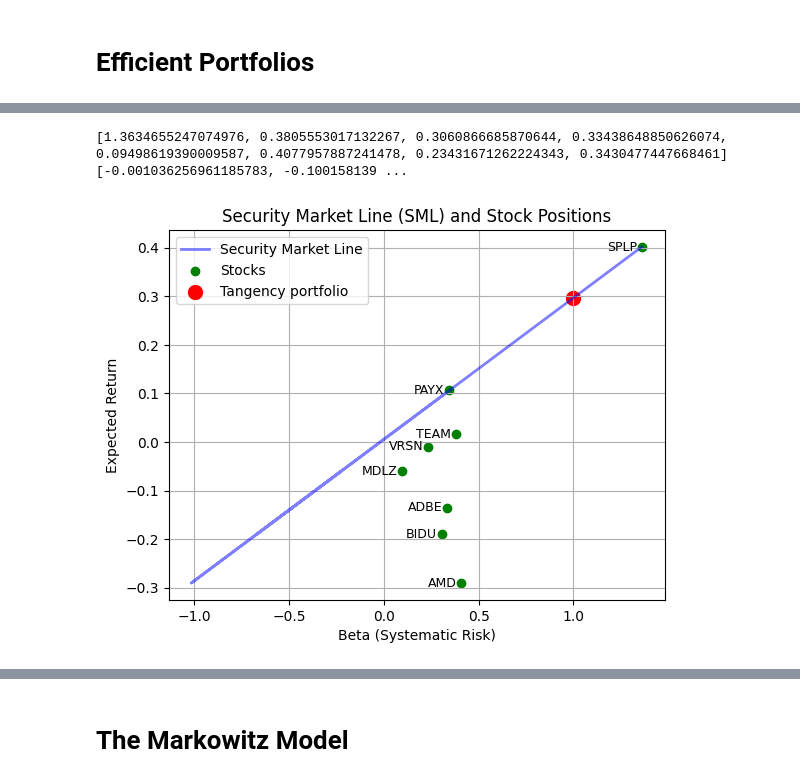
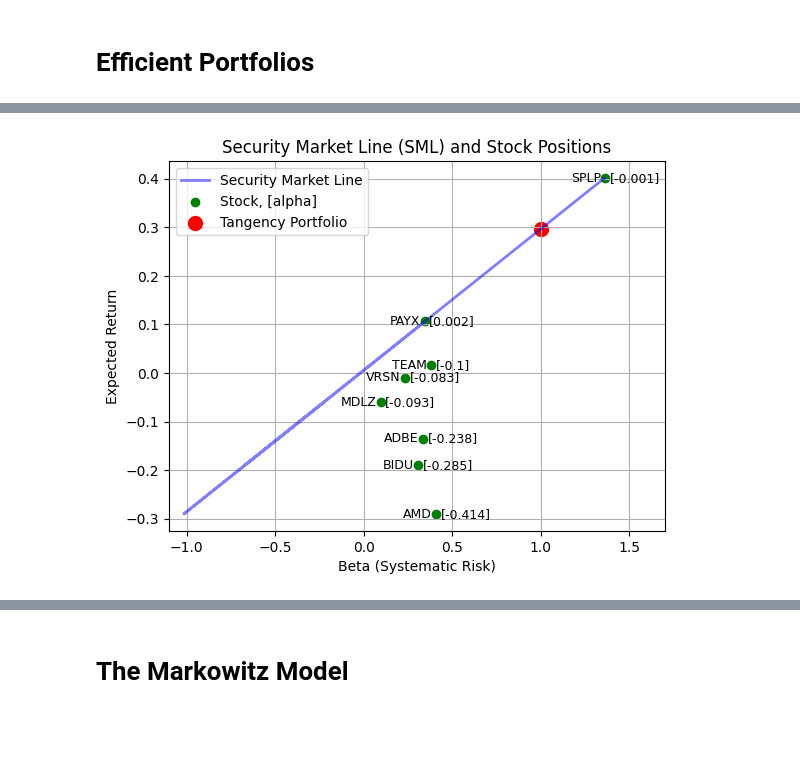
Before and after one commit to ancabenca/ds2-hw, a Jupyter notebook: Projekt -AnalyzaInvestic/AI-VNO.ipynb, the cells around one changed output, grey strips where cells are left out. Cells and saved outputs as stored; diff of their text form; code cells hidden in the pictures; blank space fills up the shorter version.

```diff
--- a/Projekt -AnalyzaInvestic/AI-VNO.ipynb
+++ b/Projekt -AnalyzaInvestic/AI-VNO.ipynb
@@ -523,6 +451,2 @@ def portfolio_values(weights, expected_returns, covariance, days):
     return portfolio_return, std_dev
-# %%
-# Set constants
-year = 252  # Days in a trading year
-assets = len(expected_returns) #number of assets (excluding risk free)
 # %%
@@ -621,7 +545,8 @@ plt.plot(frontier_risks, frontier_returns,
 plt.plot(frontier_risks_s, frontier_returns_s,
         color='red',
         linewidth=2,
-        alpha = 0.5)
+        alpha = 0.5,
+        label='With Short Selling')
 
 # Plot CML
 plt.plot(x_cml, y_cml,
@@ -630,26 +555,27 @@ color='blue',
         label='Capital Market Line')
 plt.plot(x_cml_s, y_cml_s,
 color='red',
-        linestyle='--')
+        linestyle='--',
+        label='With Short Selling')
 
 # Plot tangency portfolio
 plt.scatter(tangency_risk, tangency_return,
           color='blue',
           marker='o',
           s=100,
-          label='Tangency portfolio')
+          label='Tangency Portfolio')
 plt.scatter(tangency_risk_s, tangency_return_s,
           color='red',
           marker='o',
           s=100,
-          label='With short selling')
+          label='With Short Selling')
 
 # Plot individual assets (stocks)
 tickers = list(stock_files.keys())
 # Calculate risks and returns for all stocks
-risks = np.sqrt(np.diag(covariance_matrix)) * np.sqrt(year)  # Standard deviation
-returns = expected_returns * year  # Annualized returns
-sratios = (returns - risk_free_rate_one*year) / risks #Sharpe ratios
+risks = np.sqrt(np.diag(yearly_covariance))  # Standard deviation
+returns = yearly_expected_returns  # Annualized returns
+sratios = (returns - yearly_risk_free_rate) / risks #Sharpe ratios
 
 # Plot all stocks in one scatter call
 scatter = plt.scatter(risks, returns,
@@ -677,80 +603,55 @@ plt.show()
 # %%
-# Assume 'market_return' is the market's return (you can use a relevant benchmark like the S&P 500)
-# beta = covariance_matrix.iloc[:, 0] / covariance_matrix.iloc[0, 0]  # Simplified calculation using first stock as market proxy
-# expected_market_return = 0.0006  # Assumed daily expected market return (about 15% annually) ???
-# sml = daily_risk_free_rate * year + beta * (expected_market_return - daily_risk_free_rate * year)  # SML formula
-
-
-beta_sml = (expected_returns - daily_risk_free_rate )* year / (tangency_return - daily_risk_free_rate * year)
-# beta_s = (expected_returns - daily_risk_free_rate * year) / (tangency_return_s - daily_risk_free_rate * year)
+beta_sml = (yearly_expected_returns - yearly_risk_free_rate) / (tangency_return - yearly_risk_free_rate)
 
 # Compute the SML
 betas_sml = np.linspace(0, 2, 100)  # Beta range for the SML
-sml_returns = daily_risk_free_rate * year + betas_sml * (tangency_return - daily_risk_free_rate * year)
+sml_returns = yearly_risk_free_rate + betas_sml * (tangency_return - yearly_risk_free_rate)
 
 daily_tangency_returns = stock_returns_subset.values @ tangency_weights
-y = (stock_returns_subset.subtract(risk_free_rate_subset['Daily_Rate'],axis=0))*year
-x = (daily_tangency_returns - risk_free_rate_subset['Daily_Rate'])*year
+y = (stock_returns_subset.subtract(risk_free_rate_subset['Daily_Rate'],axis=0))*YEAR
+x = (daily_tangency_returns - risk_free_rate_subset['Daily_Rate'])*YEAR
 x = sm.add_constant(x)
 
 alphas = []
 betas = []
 for ticker in tickers:
     model = sm.OLS(y[ticker].values,x).fit()
     alpha, beta = model.params
     alphas.append(alpha)
     betas.append(beta)
 
-
-
-#result = sm.OLS(y[:,0], x).fit()
-returns = np.array(alphas) + daily_risk_free_rate * year + np.array(betas) * (tangency_return - daily_risk_free_rate*year)
-print(betas, alphas)
-
-
-# plt.figure(figsize=(10, 6))
-# plt.plot(betas_sml, sml_returns, color='blue', label='Security Market Line (SML)')
-# plt.axhline(risk_free_rate, color='gray', linestyle='--', label='Risk-Free Rate')
-
-# # Plot individual stocks
-# #plt.scatter(np.array(betas), returns)
-#     #plt.text(row['Beta'], row['Expected_Return'], f" {row['Stock']}", fontsize=9)
-
-# # Add labels and legend
-# plt.title('Security Market Line and Stocks')
-# plt.xlabel('Beta')
-# plt.ylabel('Expected Return')
-# plt.legend()
-# plt.grid()
-# plt.show()
+returns = np.array(alphas) + yearly_risk_free_rate + np.array(betas) * (tangency_return - yearly_risk_free_rate)
+#print(betas, alphas)
 
 # # Plot the SML
-plt.plot(beta_sml, expected_returns*year, label="Security Market Line", color='blue', linewidth=2, alpha=0.5)
-plt.scatter(np.array(betas), returns, label='Stocks', color='green')
+plt.plot(beta_sml, yearly_expected_returns, label="Security Market Line", color='blue', linewidth=2, alpha=0.5)
+plt.scatter(np.array(betas), returns, label='Stock, [alpha]', color='green')
 for i, ticker in enumerate(tickers):
     plt.text(np.array(betas)[i]-0.025, returns[i],
              ticker,
              fontsize=9,
              ha='right',
              va='center')
+    a=str([np.round(alphas[i], 3)])
+    plt.text(np.array(betas)[i]+0.025, returns[i],
+             a,
+             fontsize=9,
+             ha='left',
+             va='center')
 
 plt.scatter(1, tangency_return,
           color='red',
           marker='o',
           s=100,
-          label='Tangency portfolio')
-# # Plot individual stocks based on their expected returns and betas
-# plt.scatter(beta, expected_returns, color='red', label="Stocks")
-# for i, ticker in enumerate(tickers):
-#     plt.annotate(ticker, (beta[i], expected_returns[i]))
+          label='Tangency Portfolio')
 
 # # Labels and title
+plt.xlim(-1.1, 1.7)
 plt.title("Security Market Line (SML) and Stock Positions")
 plt.xlabel("Beta (Systematic Risk)")
 plt.ylabel("Expected Return")
 plt.legend(loc="upper left")
 plt.grid(True)
 plt.show()
 # %% [output]
-[1.3634655247074976, 0.3805553017132267, 0.3060866685870644, 0.33438648850626074, 0.09498619390009587, 0.4077957887241478, 0.23431671262224343, 0.3430477447668461] [-0.001036256961185783, -0.100158139 ...
-[figure, old version]
+[figure, new version]
```
Also changed, not shown: parts of 35 cells of this notebook.
